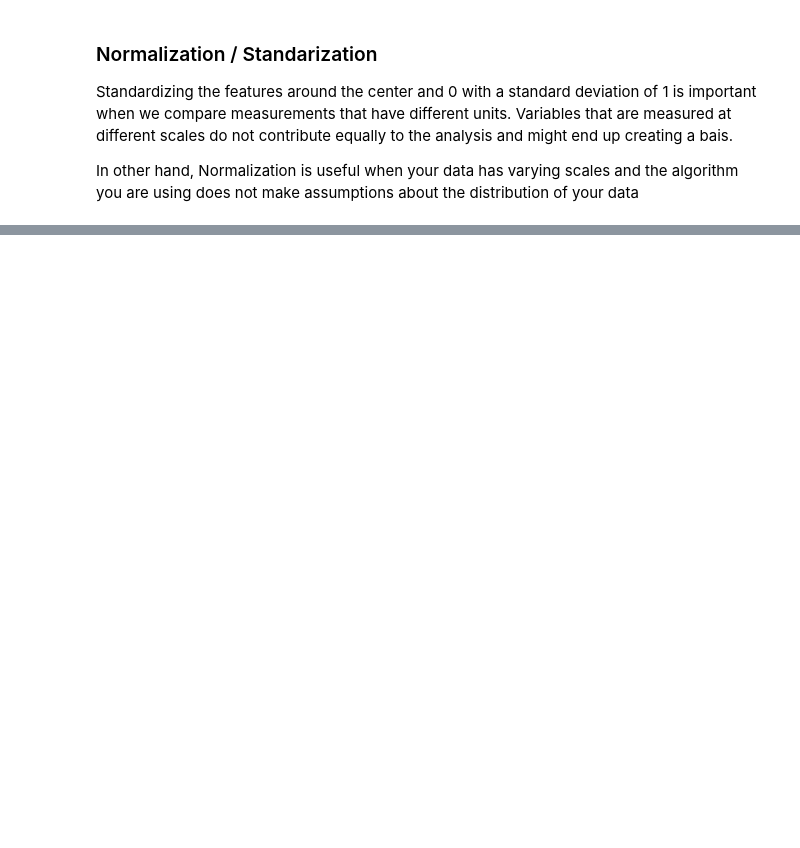
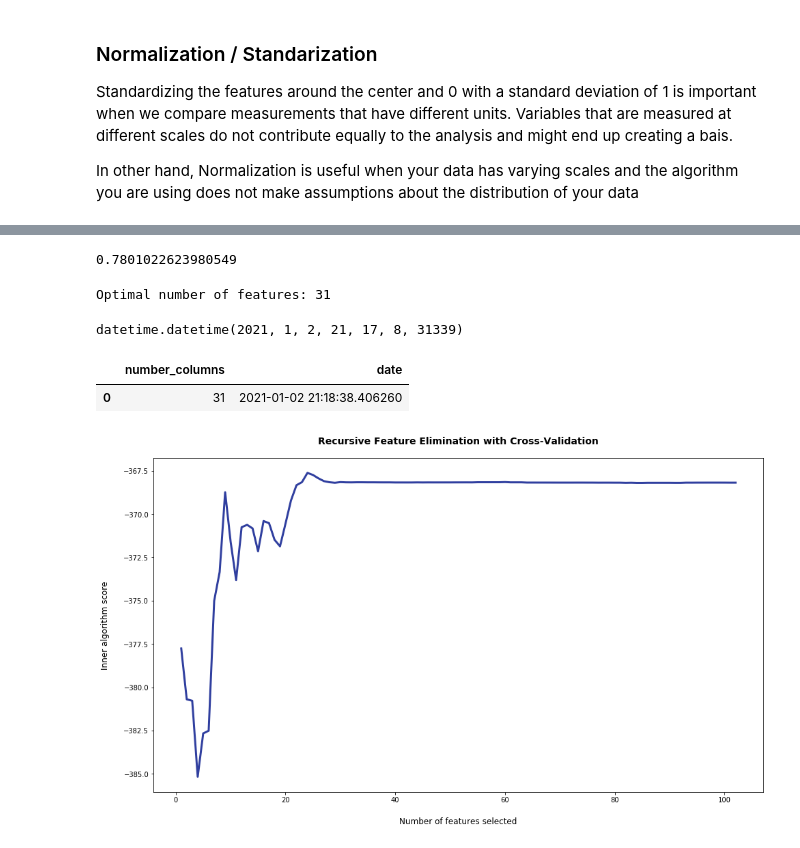
Before and after one commit to albertovpd/automated_ML_regression, a Jupyter notebook: testing_ml.ipynb, the cells around one changed output, grey strips where cells are left out. Drawn from its saved outputs; the diff is of its cells as text; code cells hidden in the pictures; blank space fills up the shorter version.

```diff
--- a/testing_ml.ipynb
+++ b/testing_ml.ipynb
@@ -117,9 +111,0 @@ target_test=target.iloc[-4:]
-# %%
-from sklearn.model_selection import cross_validate
-from sklearn.ensemble import  RandomForestClassifier
-import pandas as pd
-
-X, y = X_train, target_train
-
-clf=RandomForestClassifier(n_estimators =10, random_state = 42) # , class_weight="balanced" no tiene sentido aquí
-output = cross_validate(clf, X, y, cv=5, scoring = 'neg_mean_squared_error', return_estimator =True)
@@ -285,2 +121,0 @@ len(df)
-# %%
-df["inferred_results"]=list(rfecv.predict(X))
@@ -339,0 +129,49 @@ features.head(20)
+# %%
+# Minimal number of features to play with
+min_number_features =  df.shape[0]//10
+# %%
+regression = Lasso(alpha=0.1)
+#regression = LinearRegression()
+rfecv = RFECV(estimator=regression,
+              step=1,
+              min_features_to_select=min_number_features,
+              cv=10,#KFold(n_splits=10,
+                    #shuffle=True,
+                    #random_state=42),
+              scoring='neg_mean_squared_error')
+rfecv.fit(X_train, target_train)
+print(rfecv.score(X_train, target_train))
+# %% [output]
+0.7801022623980549
+# %%
+print('Optimal number of features: {}'.format(rfecv.n_features_))
+# %% [output]
+Optimal number of features: 31
+# %%
+import datetime
+datetime.datetime.now()
+# %% [output]
+datetime.datetime(2021, 1, 2, 21, 17, 8, 31339)
+# %%
+number_features=pd.DataFrame()
+number_features["number_columns"]=pd.Series(rfecv.n_features_)
+number_features["date"]= pd.to_datetime(datetime.datetime.now())
+number_features.to_csv("./input/number_features.csv") # <=====================
+
+number_features
+# %% [output]
+|  | number_columns | date |
+| 0 | 31 | 2021-01-02 21:18:38.406260 |
+# %%
+from matplotlib import pyplot
+plt.figure(figsize=(16, 9))
+plt.title('Recursive Feature Elimination with Cross-Validation', fontsize=14, fontweight='bold', pad=20)
+plt.xlabel('Number of features selected', fontsize=12, labelpad=20)
+plt.ylabel('Inner algorithm score', fontsize=12, labelpad=20)
+plt.plot(range(1, len(rfecv.grid_scores_) + 1), rfecv.grid_scores_, color='#303F9F', linewidth=3)
+
+plt.savefig("./input/RFE_columns.jpg")   # <====================
+
+plt.show()
+# %% [output]
+[figure, added]
```
Also changed, not shown: parts of 38 cells of this notebook.
